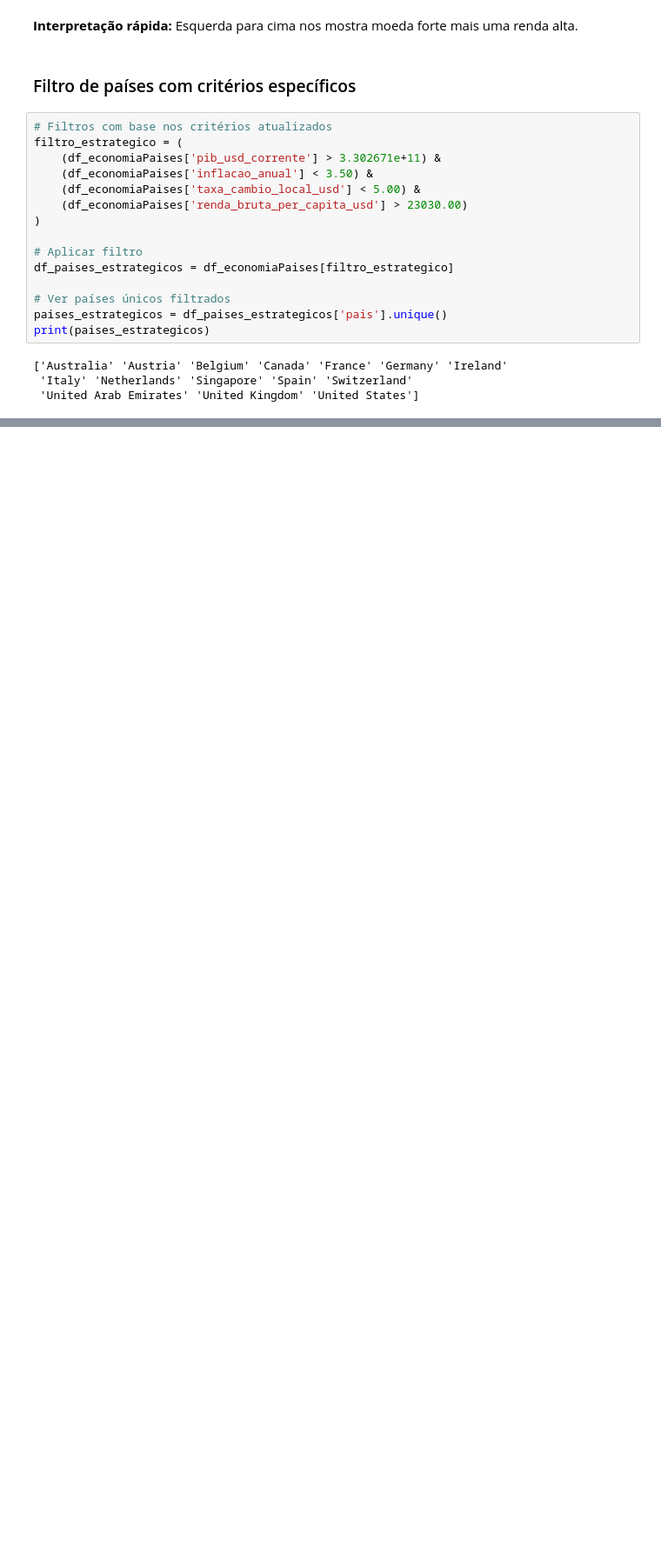
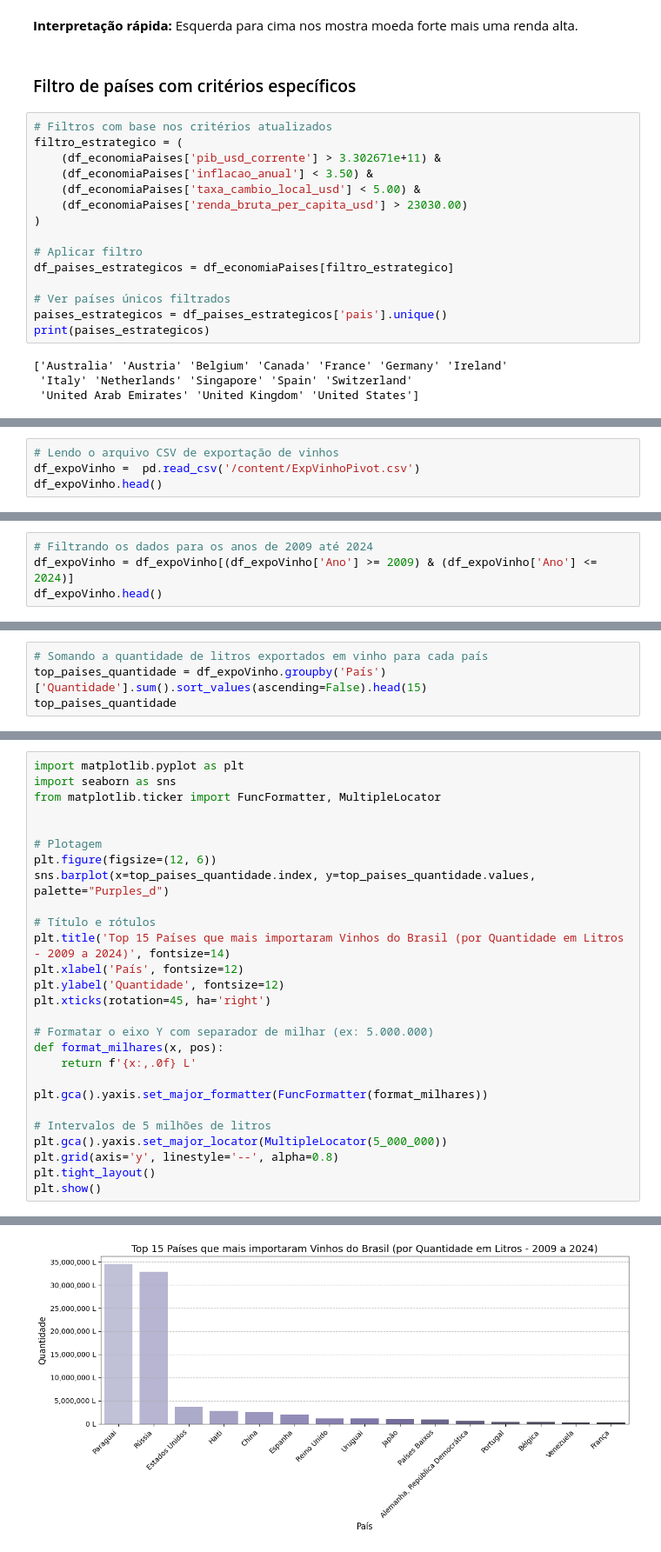
Before and after one commit to AndBalbino/TechChallengerFiap_EconomicosAnalise, a Jupyter notebook: AnaliseSimplesDadosEconomicos.ipynb, the cells around one changed output, grey strips where cells are left out. Shown at 87% size. Saved outputs shown, nothing was run; the diff lists cells and outputs as text; blank space fills up the shorter version.

Commit message:
Análise exploratória dos dados de exportação, com mais algumas pesquisas a parte, e algumas conclusões básicas.

```diff
--- a/AnaliseSimplesDadosEconomicos.ipynb
+++ b/AnaliseSimplesDadosEconomicos.ipynb
@@ -813,0 +908,4 @@ print(paises_estrategicos)
+# %%
+# Lendo o arquivo CSV de exportação de vinhos
+df_expoVinho =  pd.read_csv('/content/ExpVinhoPivot.csv')
+df_expoVinho.head()
@@ -813,0 +945,4 @@ print(paises_estrategicos)
+# %%
+# Filtrando os dados para os anos de 2009 até 2024
+df_expoVinho = df_expoVinho[(df_expoVinho['Ano'] >= 2009) & (df_expoVinho['Ano'] <= 2024)]
+df_expoVinho.head()
@@ -813,0 +958,4 @@ print(paises_estrategicos)
+# %%
+# Somando a quantidade de litros exportados em vinho para cada país
+top_paises_quantidade = df_expoVinho.groupby('País')['Quantidade'].sum().sort_values(ascending=False).head(15)
+top_paises_quantidade
@@ -813,0 +981,28 @@ print(paises_estrategicos)
+# %%
+import matplotlib.pyplot as plt
+import seaborn as sns
+from matplotlib.ticker import FuncFormatter, MultipleLocator
+
+
+# Plotagem
+plt.figure(figsize=(12, 6))
+sns.barplot(x=top_paises_quantidade.index, y=top_paises_quantidade.values, palette="Purples_d")
+
+# Título e rótulos
+plt.title('Top 15 Países que mais importaram Vinhos do Brasil (por Quantidade em Litros - 2009 a 2024)', fontsize=14)
+plt.xlabel('País', fontsize=12)
+plt.ylabel('Quantidade', fontsize=12)
+plt.xticks(rotation=45, ha='right')
+
+# Formatar o eixo Y com separador de milhar (ex: 5.000.000)
+def format_milhares(x, pos):
+    return f'{x:,.0f} L'
+
+plt.gca().yaxis.set_major_formatter(FuncFormatter(format_milhares))
+
+# Intervalos de 5 milhões de litros
+plt.gca().yaxis.set_major_locator(MultipleLocator(5_000_000))
+plt.grid(axis='y', linestyle='--', alpha=0.8)
+plt.tight_layout()
+plt.show()
+# %% [output]
@@ -813,0 +1012 @@ print(paises_estrategicos)
+[figure, added]
```
Also changed, not shown: parts of 23 cells of this notebook.
